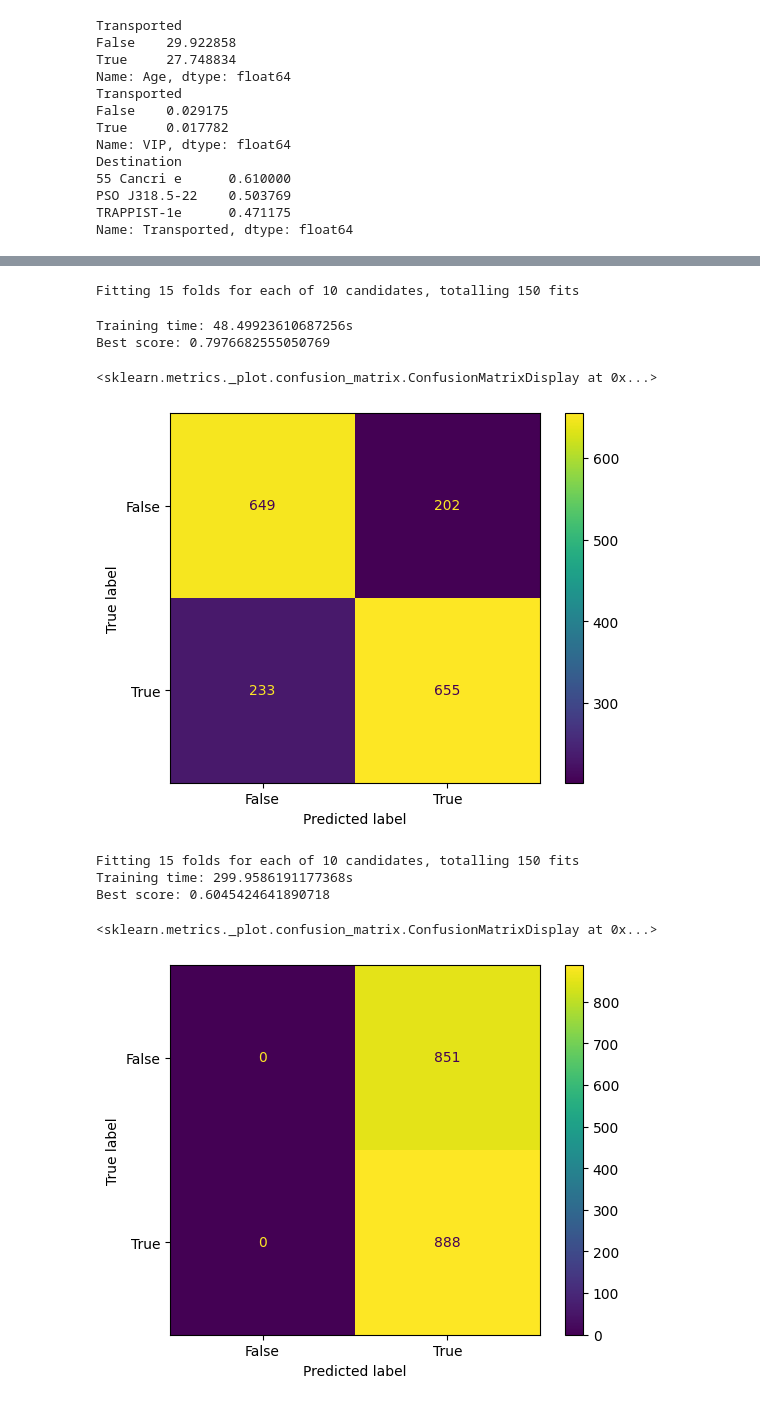
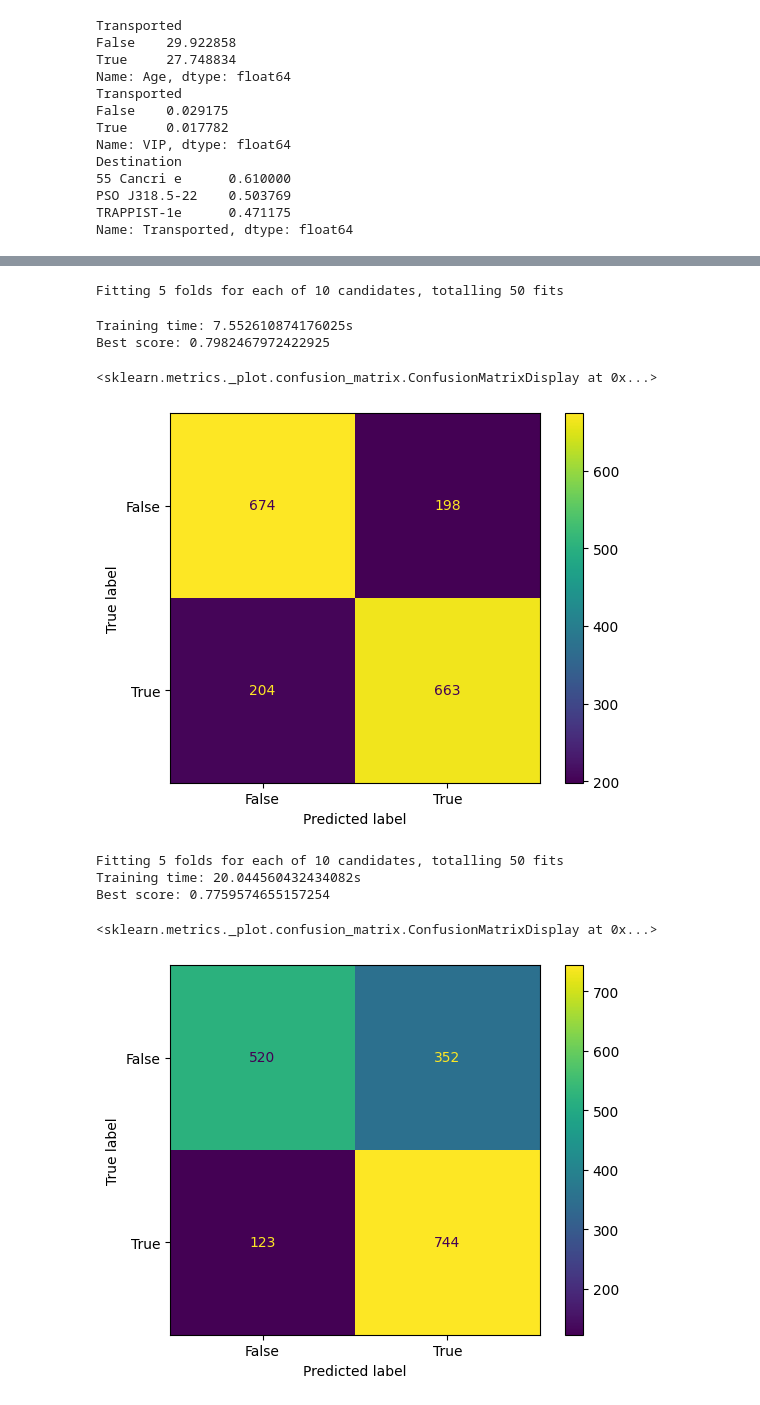
Before and after one commit to leonbos1/Machine-Learning, a Jupyter notebook: docs/files/week4.ipynb, the cells around one changed output, grey strips where cells are left out. Drawn from its saved outputs; the diff is of its cells as text; code cells hidden in the pictures.

```diff
--- a/docs/files/week4.ipynb
+++ b/docs/files/week4.ipynb
@@ -10,6 +10,8 @@ from sklearn.model_selection import GridSearchCV
 TRAIN_FILE_PATH = './archive/train.csv'
 
 data = pd.read_csv(TRAIN_FILE_PATH)
+# %%
+iterations = 10
 # %%
 #Id en Name zijn niet relevant voor het model
 data = data.drop(['PassengerId', 'Name'], axis=1)
@@ -65,9 +67,7 @@ param_grid = {'C': [0.1, 1, 10, 100],
                 'degree': [0, 3, 6],
                 'kernel':['poly', 'rbf', 'sigmoid']}
 
-iterations = 15
-
-grid = GridSearchCV(SVC(), param_grid, refit=True, cv=iterations, verbose=3, n_jobs=-1)
+grid = GridSearchCV(SVC(), param_grid, refit=True, verbose=3, n_jobs=-1)
 
 start = time.time()
 
@@ -116,7 +115,7 @@ param_grid = {'n_estimators': [10, 100, 1000],
               'max_depth': [None, 10, 100, 1000],
                 'max_features': ['auto', 'sqrt', 'log2']}
 
-grid = GridSearchCV(RandomForestClassifier(), param_grid, refit=True, cv=iterations, verbose=3, n_jobs=-1)
+grid = GridSearchCV(RandomForestClassifier(), param_grid, refit=True, verbose=3, n_jobs=-1)
 
 start = time.time()
 grid.fit(train_x, train_y)
@@ -157,7 +156,7 @@ param_grid = {'n_estimators': [10, 100, 1000],
                 'max_depth': [None, 10, 100, 1000],
                     'max_features': ['auto', 'sqrt', 'log2']}
 
-grid = RandomizedSearchCV(RandomForestClassifier(), param_grid, refit=True, cv=iterations, verbose=3, n_jobs=-1)
+grid = RandomizedSearchCV(RandomForestClassifier(), param_grid, refit=True, verbose=3, n_jobs=-1, n_iter=iterations)
 
 start = time.time()
 grid.fit(train_x, train_y)
@@ -183,44 +182,44 @@ gs_results.head()
 
 ConfusionMatrixDisplay.from_estimator(grid.best_estimator_, test_x, test_y)
 # %% [output]
-Fitting 15 folds for each of 10 candidates, totalling 150 fits
+Fitting 5 folds for each of 10 candidates, totalling 50 fits
-Training time: 48.49923610687256s
-Best score: 0.7976682555050769
+Training time: 7.552610874176025s
+Best score: 0.7982467972422925
 <sklearn.metrics._plot.confusion_matrix.ConfusionMatrixDisplay at 0x...>
-[figure, old version]
+[figure, new version]
 # %%
 param_grid = {'C': [0.1, 1, 10, 100],
                 'degree': [0, 3, 6],
                 'kernel':['poly', 'rbf', 'sigmoid']}
 
-grid = RandomizedSearchCV(SVC(), param_grid, refit=True, cv=iterations, verbose=3, n_jobs=-1)
+grid = RandomizedSearchCV(SVC(), param_grid, refit=True, verbose=3, n_jobs=-1, n_iter=iterations)
 
 start = time.time()
 grid.fit(train_x, train_y)
 end = time.time()
 
 print(f"Training time: {end - start}s")
 
 best_score = grid.best_score_
 best_params = grid.best_params_
 
 print(f"Best score: {best_score}")
 
 with open('result.txt', 'a') as f:
     f.write(f"RandomizedSearchCV icm SVC\n")
     f.write(f"Iterations: {iterations}\n")
     f.write(f"Best score: {best_score}\n")
     f.write(f"Best params: {best_params}\n")
     f.write(f"Training time: {end - start}s\n\n")
 
 gs_results = pd.DataFrame(grid.cv_results_)
 gs_results.sort_values(by='mean_test_score', ascending=False, inplace=True)
 gs_results.head()
 
 ConfusionMatrixDisplay.from_estimator(grid.best_estimator_, test_x, test_y)
 # %% [output]
-Fitting 15 folds for each of 10 candidates, totalling 150 fits
-Training time: 299.9586191177368s
-Best score: 0.6045424641890718
+Fitting 5 folds for each of 10 candidates, totalling 50 fits
+Training time: 20.044560432434082s
+Best score: 0.7759574655157254
 <sklearn.metrics._plot.confusion_matrix.ConfusionMatrixDisplay at 0x...>
-[figure, old version]
+[figure, new version]
```
Also changed, not shown: parts of 8 cells of this notebook, 1 other file.
